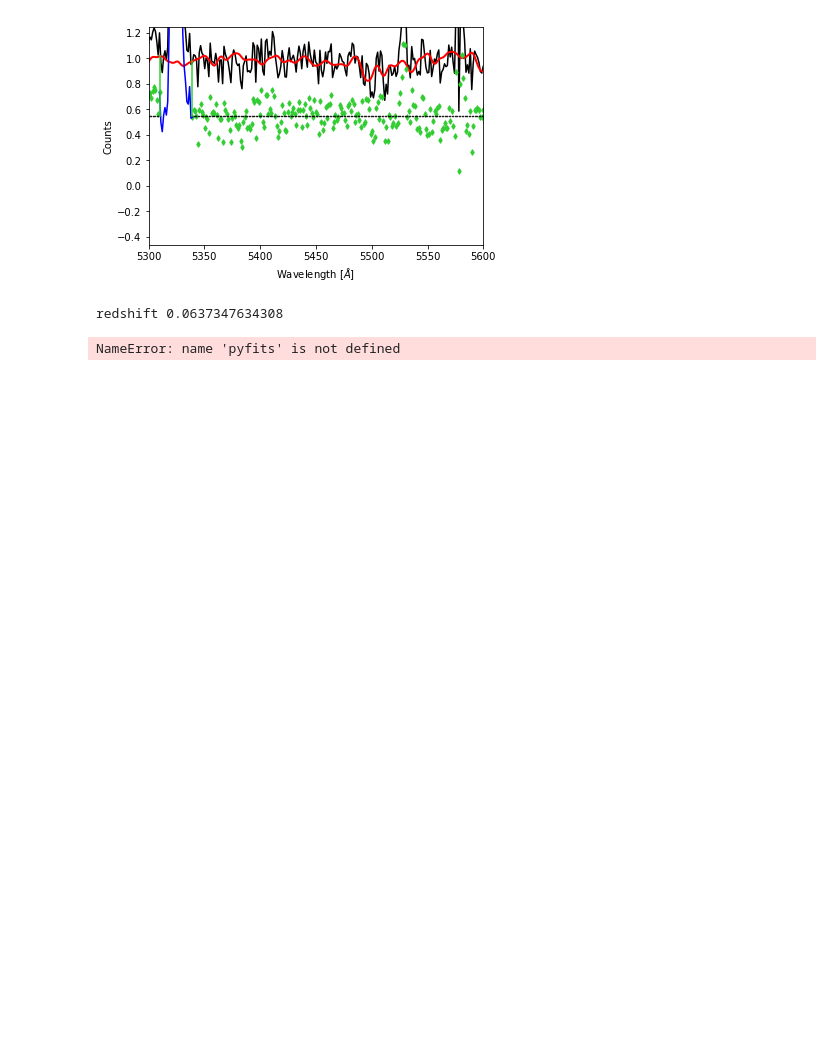
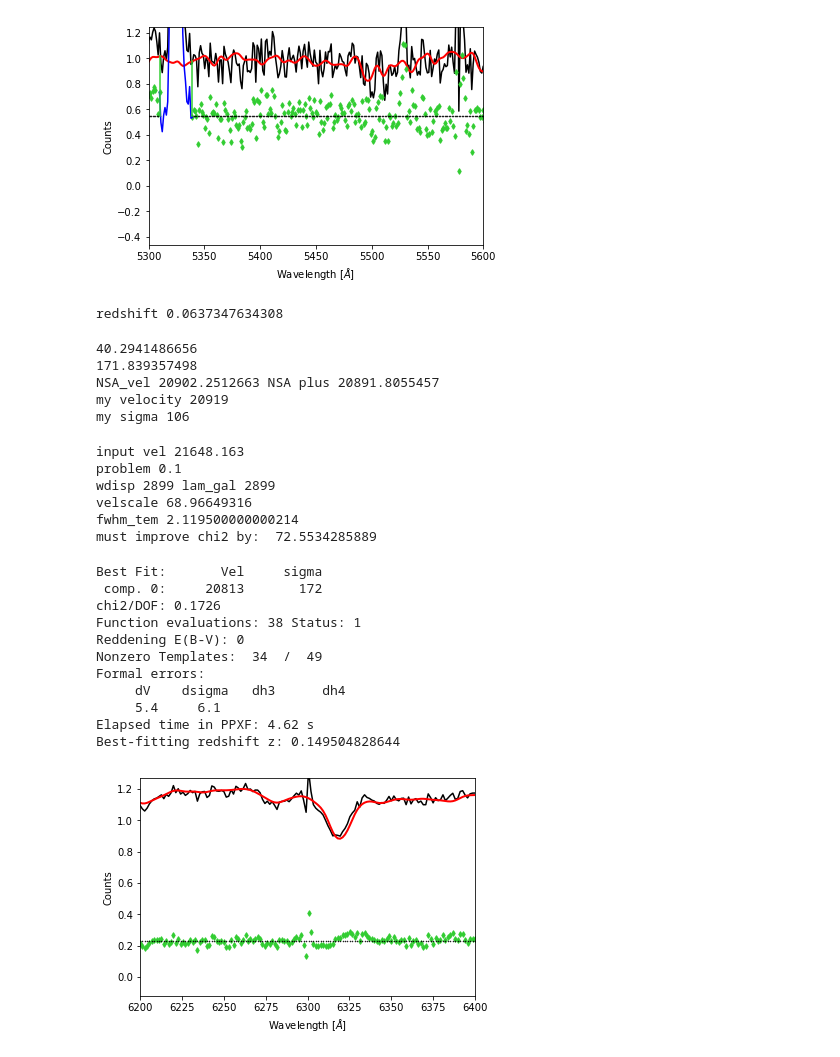
Before and after one commit to beckynevin/ppxf_MaNGA, a Jupyter notebook: checking_MaNGA_ppxf.ipynb, the cells around one changed output. Drawn from its saved outputs; the diff is of its cells as text; code cells hidden in the pictures; blank space fills up the shorter version.

```diff
--- a/checking_MaNGA_ppxf.ipynb
+++ b/checking_MaNGA_ppxf.ipynb
@@ -416,7 +486,15 @@ maps=pyfits.open(file)
 print(maps['STELLAR_VEL'].data[20,20])
 print(maps['STELLAR_SIGMA'].data[20,20])
 
-NSA_redshift=0.0723216
+NSA_redshift=0.0722105#0.0723216
+
+#0.0722105 ± 0.000011744
+
+#vel balmer 21013.369140625
+#vel forbidden 20978.62109375
+#EBV_star 0.08089999854564667
+#vel stars 20968.185546875 4.110400199890137
+#sig stars 155.95849609375 4.435699939727783
 
 c=2.99792458e5
 NSA_vel=c*np.log(1 + NSA_redshift)
@@ -424,10 +502,38 @@ NSA_vel=c*np.log(1 + NSA_redshift)
 
 print('NSA_vel',NSA_vel,'NSA plus', (maps['STELLAR_VEL'].data[20,20]-25.89)*(1+NSA_redshift)+(NSA_vel-25.89) )
 
-code_vel=20917
-code_sig=114
+code_vel=20919
+code_sig=106
 
 print('my velocity', code_vel)
 print('my sigma', code_sig)
+
+
+#20813 from sdss
 # %% [output]
-NameError: name 'pyfits' is not defined
+40.2941486656
+171.839357498
+NSA_vel 20902.2512663 NSA plus 20891.8055457
+my velocity 20919
+my sigma 106
+# %%
+y=ppxf_miles_comparison('no',1,'no',0,'yes',8,-1,100,0,0, logcube[0].header['SCINPVEL'],  logcube[0].header['SCINPSIG'], 2,0.08)
+# %% [output]
+input vel 21648.163
+problem 0.1
+wdisp 2899 lam_gal 2899
+velscale 68.96649316
+fwhm_tem 2.119500000000214
+must improve chi2 by:  72.5534285889
+Best Fit:       Vel     sigma
+ comp. 0:     20813       172
+chi2/DOF: 0.1726
+Function evaluations: 38 Status: 1
+Reddening E(B-V): 0
+Nonzero Templates:  34  /  49
+Formal errors:
+     dV    dsigma   dh3      dh4
+     5.4     6.1
+Elapsed time in PPXF: 4.62 s
+Best-fitting redshift z: 0.149504828644
+[figure, added]
```
Also changed, not shown: parts of 10 cells of this notebook.
